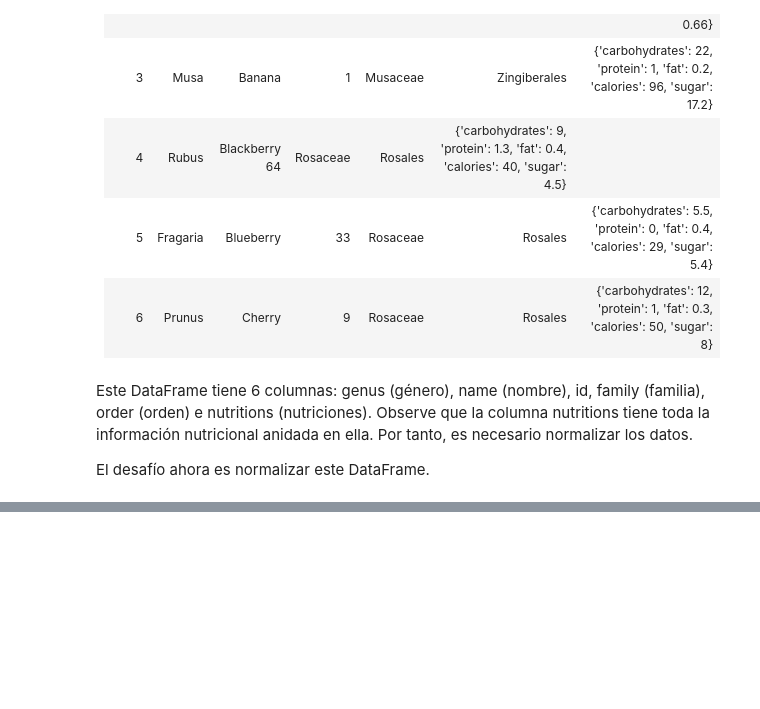
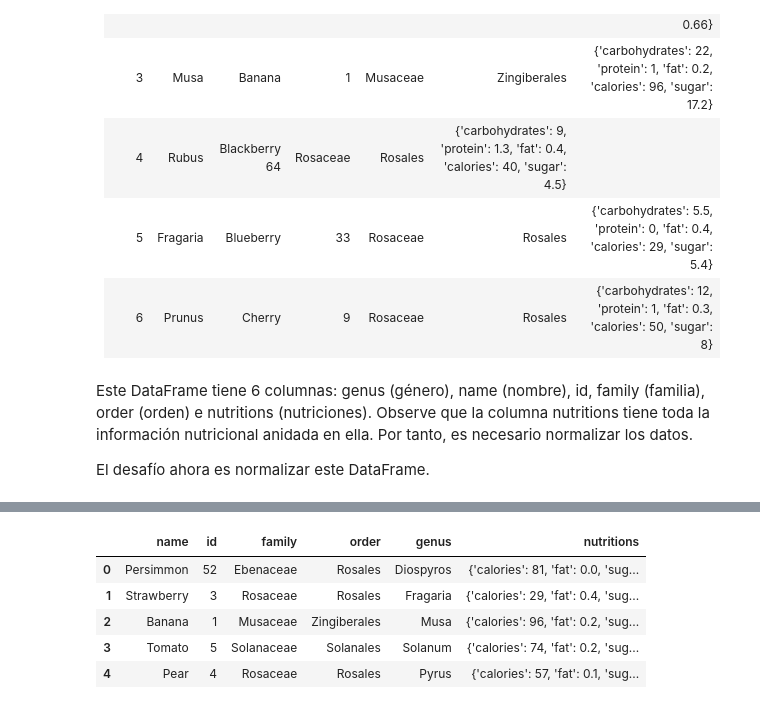
Before and after one commit to jbcodedev/py-pandas-es, a Jupyter notebook: challenge-pandas-03-JSON.ipynb, the cells around one changed output, grey strips where cells are left out. Drawn from its saved outputs; the diff is of its cells as text; code cells hidden in the pictures; blank space fills up the shorter version.

```diff
--- a/challenge-pandas-03-JSON.ipynb
+++ b/challenge-pandas-03-JSON.ipynb
@@ -10,0 +46,13 @@ El desafío ahora es normalizar este DataFrame.
+# %%
+# Importando Pandas y obteniendo vista previa del Dataframe
+
+import pandas as pd
+
+pd.DataFrame(resultado).head()
+# %% [output]
+|  | name | id | family | order | genus | nutritions |
+| 0 | Persimmon | 52 | Ebenaceae | Rosales | Diospyros | {'calories': 81, 'fat': 0.0, 'sug... |
+| 1 | Strawberry | 3 | Rosaceae | Rosales | Fragaria | {'calories': 29, 'fat': 0.4, 'sug... |
+| 2 | Banana | 1 | Musaceae | Zingiberales | Musa | {'calories': 96, 'fat': 0.2, 'sug... |
+| 3 | Tomato | 5 | Solanaceae | Solanales | Solanum | {'calories': 74, 'fat': 0.2, 'sug... |
+| 4 | Pear | 4 | Rosaceae | Rosales | Pyrus | {'calories': 57, 'fat': 0.1, 'sug... |
```
Also changed, not shown: parts of 7 cells of this notebook.
